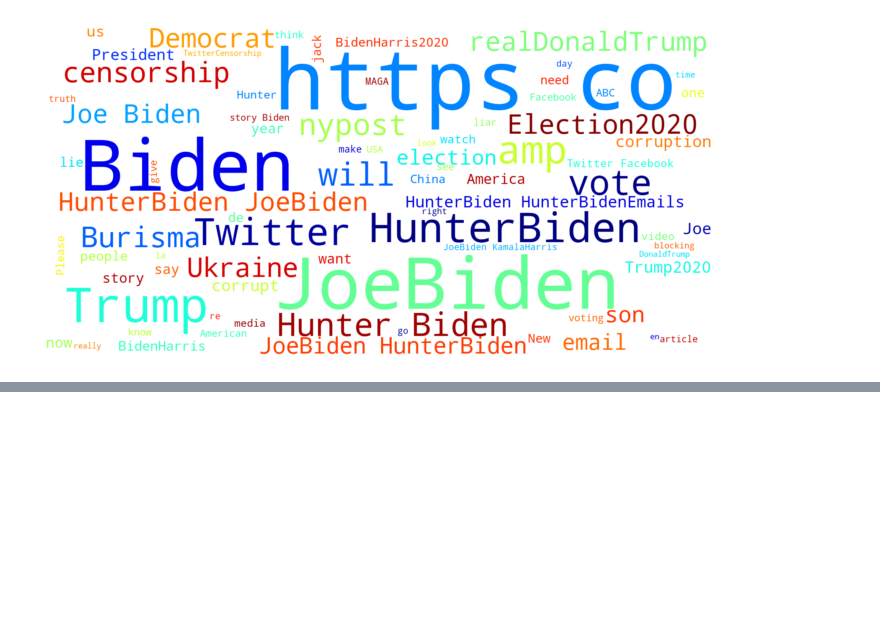
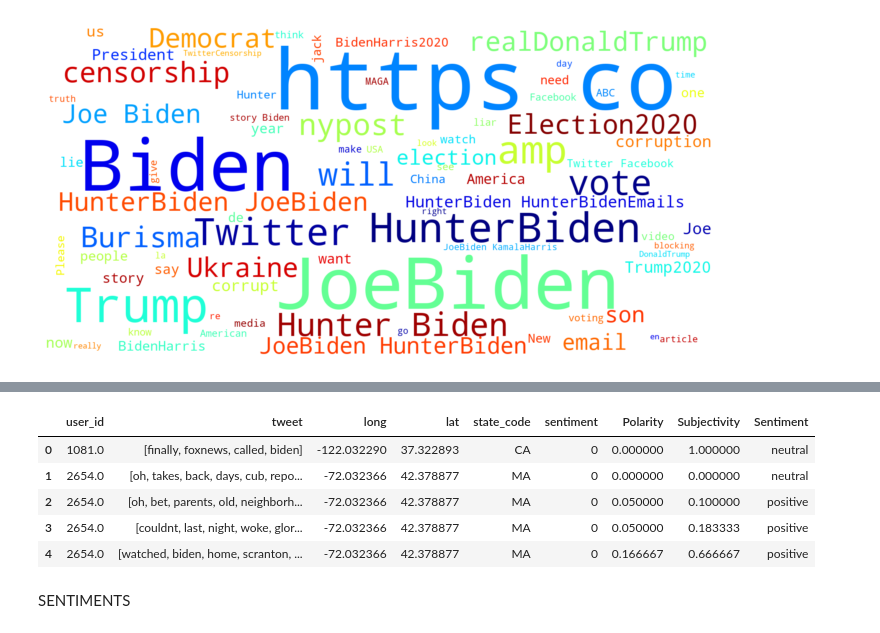
Before and after one commit to sydney-machine-learning/sentimentanalysis-USelections, a Jupyter notebook: training.ipynb, the cells around one changed output, grey strips where cells are left out. Cells and saved outputs as stored; diff of their text form; code cells hidden in the pictures; blank space fills up the shorter version.

```diff
--- a/training.ipynb
+++ b/training.ipynb
@@ -302,0 +338,31 @@ word_cloud(Biden_dataset['tweet'][0:1000])
+# %%
+import nltk
+nltk.download('stopwords')
+
+to_remove = r'\d+|http?\S+|[^A-Za-z0-9]+'
+stop_words = set(stopwords.words('english'))
+ps = PorterStemmer()
+
+# Function to preprocess tweet
+def clean_tweet(tweet, stem=False, lemmatize=False):
+
+    # Make all text lowercase
+    tweet = tweet.lower()
+
+    # Remove links, special characters, punctuation, numbers, etc.
+    tweet = re.sub(to_remove, ' ', tweet)
+
+    filtered_tweet = []
+    words = word_tokenize(tweet)
+
+    # Remove stopwords and stem
+    for word in words:
+        if not word in stop_words:
+            if stem:
+                filtered_tweet.append(ps.stem(word))
+            elif lemmatize:
+                filtered_tweet.append(Word(word).lemmatize())
+            else:
+                filtered_tweet.append(word)
+
+    return filtered_tweet
@@ -302,0 +381,11 @@ word_cloud(Biden_dataset['tweet'][0:1000])
+# %%
+trump_df.head()
+# %% [output]
+|  | user_id | tweet | long | lat | state_code | sentiment | Polarity | Subjectivity | Sentiment |
+| 0 | 1081.0 | [finally, foxnews, called, biden] | -122.032290 | 37.322893 | CA | 0 | 0.000000 | 1.000000 | neutral |
+| 1 | 2654.0 | [oh, takes, back, days, cub, repo... | -72.032366 | 42.378877 | MA | 0 | 0.000000 | 0.000000 | neutral |
+| 2 | 2654.0 | [oh, bet, parents, old, neighborh... | -72.032366 | 42.378877 | MA | 0 | 0.050000 | 0.100000 | positive |
+| 3 | 2654.0 | [couldnt, last, night, woke, glor... | -72.032366 | 42.378877 | MA | 0 | 0.050000 | 0.183333 | positive |
+| 4 | 2654.0 | [watched, biden, home, scranton, ... | -72.032366 | 42.378877 | MA | 0 | 0.166667 | 0.666667 | positive |
+# %% [markdown]
+SENTIMENTS
```
Also changed, not shown: parts of 20 cells of this notebook.
